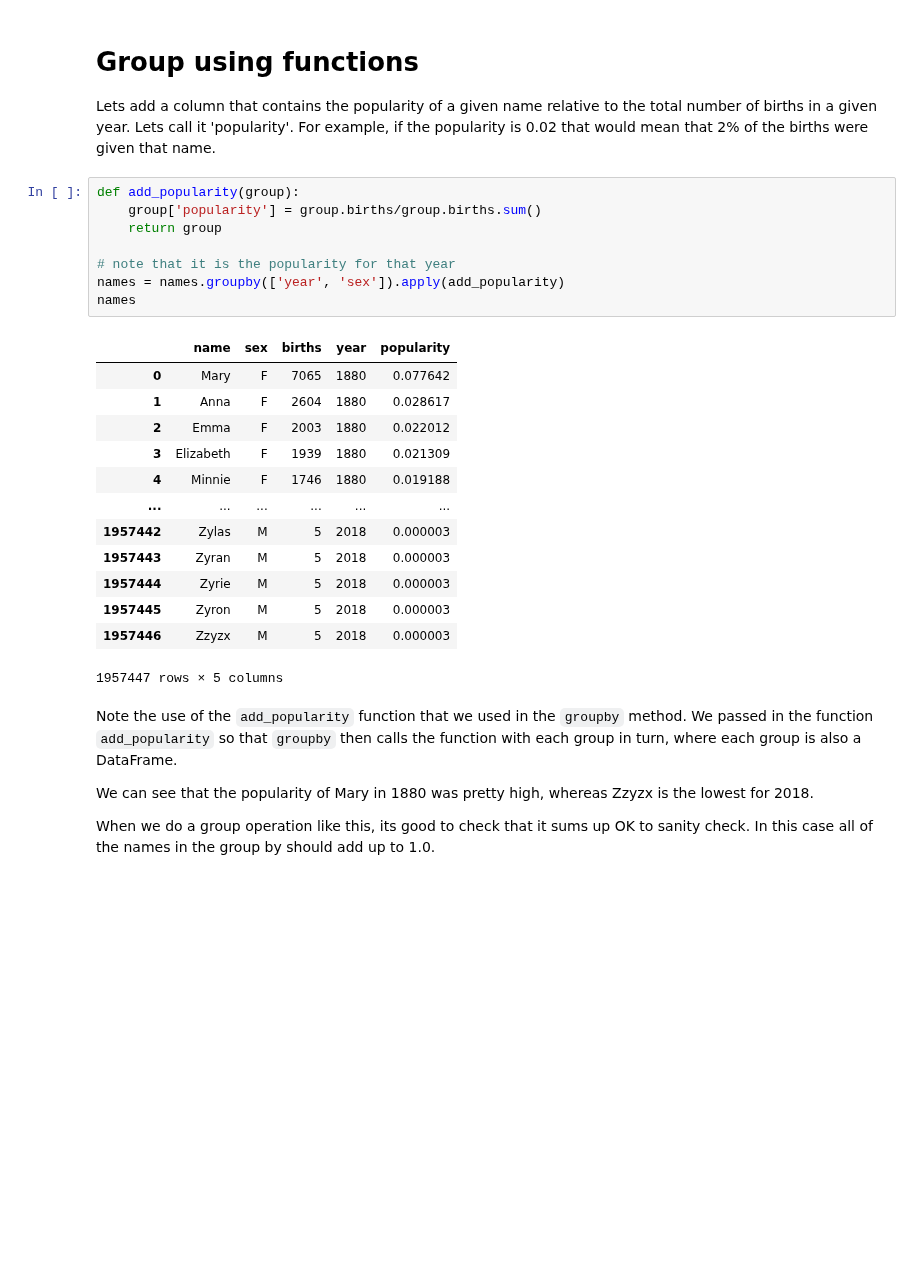
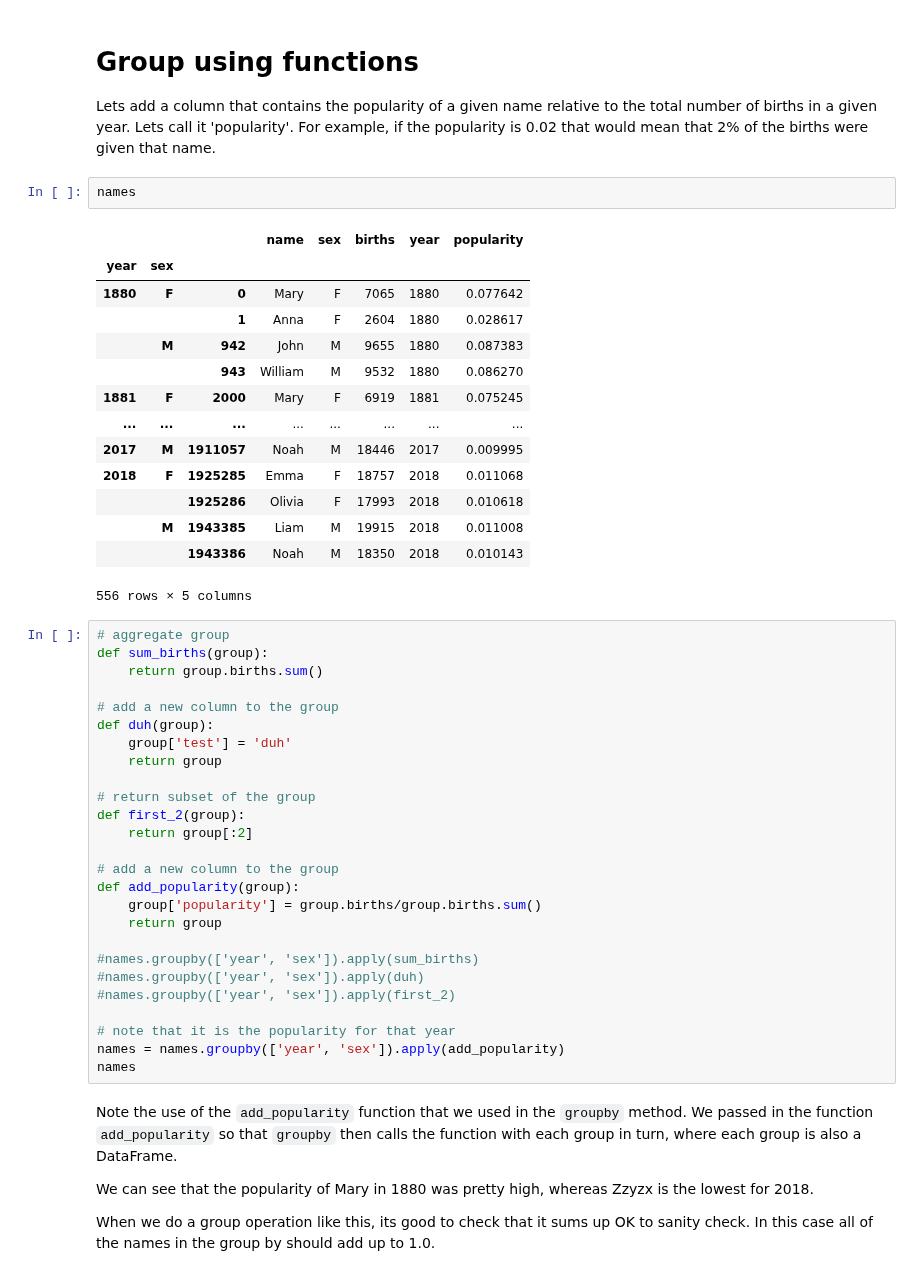
Before and after one commit to mblackstock/ds1-analytics, a Jupyter notebook: 7-babies.ipynb, the cells around one changed output. Saved outputs shown, nothing was run; the diff lists cells and outputs as text; blank space fills up the shorter version.

```diff
--- a/7-babies.ipynb
+++ b/7-babies.ipynb
@@ -114,28 +114,49 @@ total_births.plot(title='Total births by sex and year')
 # Group using functions
 
 Lets add a column that contains the popularity of a given name relative to the total number of births in a given year.  Lets call it 'popularity'.  For example, if the popularity is 0.02 that would mean that 2% of the births were given that name.
+# %%
+names
+# %% [output]
+|  |  |  | name | sex | births | year | popularity |
+| year | sex |  |  |  |  |  |  |
+| 1880 | F | 0 | Mary | F | 7065 | 1880 | 0.077642 |
+|  |  | 1 | Anna | F | 2604 | 1880 | 0.028617 |
+|  | M | 942 | John | M | 9655 | 1880 | 0.087383 |
+|  |  | 943 | William | M | 9532 | 1880 | 0.086270 |
+| 1881 | F | 2000 | Mary | F | 6919 | 1881 | 0.075245 |
+| ... | ... | ... | ... | ... | ... | ... | ... |
+| 2017 | M | 1911057 | Noah | M | 18446 | 2017 | 0.009995 |
+| 2018 | F | 1925285 | Emma | F | 18757 | 2018 | 0.011068 |
+|  |  | 1925286 | Olivia | F | 17993 | 2018 | 0.010618 |
+|  | M | 1943385 | Liam | M | 19915 | 2018 | 0.011008 |
+|  |  | 1943386 | Noah | M | 18350 | 2018 | 0.010143 |
+556 rows × 5 columns
 # %%
+# aggregate group
+def sum_births(group):
+    return group.births.sum()
+
+# add a new column to the group
+def duh(group):
+    group['test'] = 'duh'
+    return group
+
+# return subset of the group
+def first_2(group):
+    return group[:2]
+
+# add a new column to the group
 def add_popularity(group):
     group['popularity'] = group.births/group.births.sum()
     return group
 
+#names.groupby(['year', 'sex']).apply(sum_births)
+#names.groupby(['year', 'sex']).apply(duh)
+#names.groupby(['year', 'sex']).apply(first_2)
+
 # note that it is the popularity for that year
 names = names.groupby(['year', 'sex']).apply(add_popularity)
 names
-# %% [output]
-|  | name | sex | births | year | popularity |
-| 0 | Mary | F | 7065 | 1880 | 0.077642 |
-| 1 | Anna | F | 2604 | 1880 | 0.028617 |
-| 2 | Emma | F | 2003 | 1880 | 0.022012 |
-| 3 | Elizabeth | F | 1939 | 1880 | 0.021309 |
-| 4 | Minnie | F | 1746 | 1880 | 0.019188 |
-| ... | ... | ... | ... | ... | ... |
-| 1957442 | Zylas | M | 5 | 2018 | 0.000003 |
-| 1957443 | Zyran | M | 5 | 2018 | 0.000003 |
-| 1957444 | Zyrie | M | 5 | 2018 | 0.000003 |
-| 1957445 | Zyron | M | 5 | 2018 | 0.000003 |
-| 1957446 | Zzyzx | M | 5 | 2018 | 0.000003 |
-1957447 rows × 5 columns
 # %% [markdown]
 Note the use of the `add_popularity` function that we used in the `groupby` method.  We passed in the function `add_popularity` so that `groupby` then calls the function with each group in turn, where each group is also a DataFrame.
 
```
